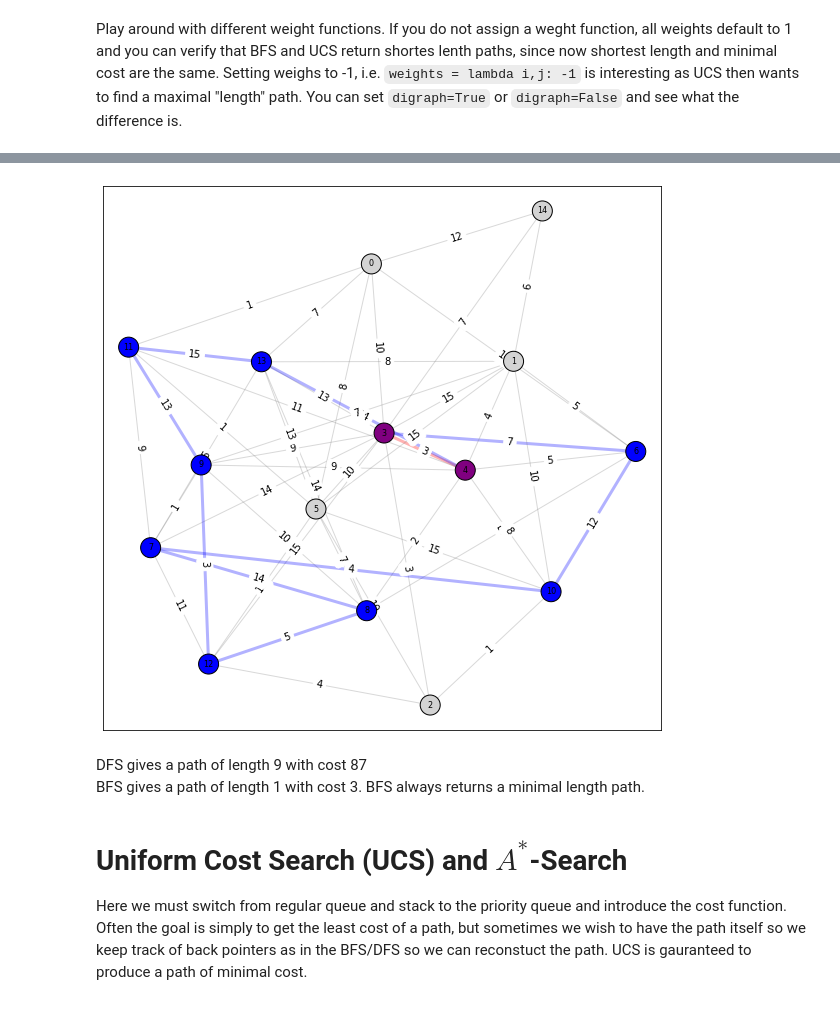
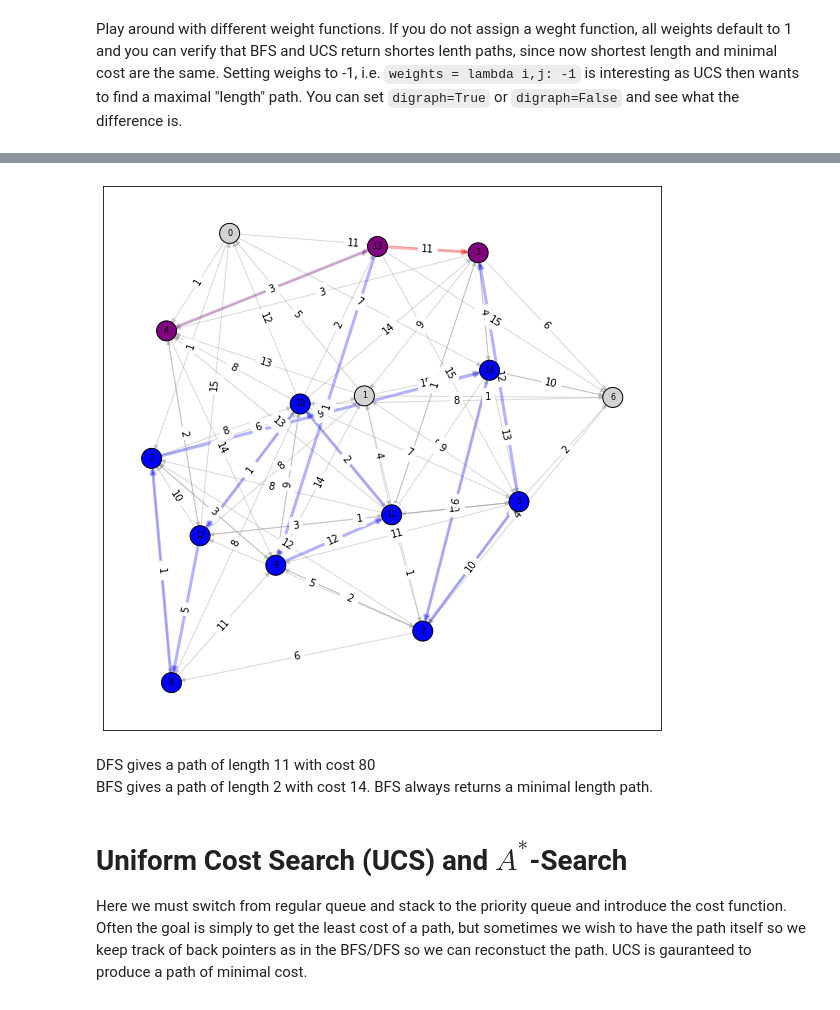
Before and after one commit to ketchers/Python-Play, a Jupyter notebook: GraphSearch.ipynb, the cells around one changed output, grey strips where cells are left out. Drawn from its saved outputs; the diff is of its cells as text; code cells hidden in the pictures.

```diff
--- a/GraphSearch.ipynb
+++ b/GraphSearch.ipynb
@@ -30,7 +30,7 @@ import networkx as nx
 import pylab as plt
 import pydot as pdot
 
-from IPython.core.display import HTML, display
+from IPython.core.display import HTML, display, Image
 
 #import pygraphviz
 #from networkx.drawing.nx_agraph import graphviz_layout
@@ -53,10 +53,12 @@ def adjToNxGraph(G, digraph=True):
                 Gr[node][adj]['weight'] = G[node][adj]
     return Gr
 
-def showGraph(G, start, goal, paths = [], labels = None,
+def showGraph(G, start, goal, paths = [], node_labels = 'default',
               node_pos = 'neato', gsize = (14,14), save_file=None, digraph=True):
     """
-    paths should be an array of which paths to show: 'bfs', 'dfs', 'ucs', 'astar'
+    paths should be an array of which paths to show: paths = ['bfs', 'dfs', 'ucs']
+    node_labels must be one of: 'default', 'none', or a list of labels to use.
+    save_file must be an image file name with extension, i.e., save_file='my_graph.png'
     """
 
     fig, ax = plt.subplots(figsize=gsize)
@@ -111,15 +113,19 @@ def showGraph(G, start, goal, paths = [], labels = None,
                           else 'red'    if node in bpath
                           else 'lightgray' for node in Gr.nodes()]
 
-    if labels:
+    if node_labels == 'default':
         nodes = nx.draw_networkx_nodes(Gr, node_pos, ax = ax, node_color=node_col, node_size=400)
         nodes.set_edgecolor('k')
+        nx.draw_networkx_labels(Gr, node_pos, ax = ax, font_size = 8)
+    elif node_labels == 'none':
+        nodes = nx.draw_networkx_nodes(Gr, node_pos, ax = ax, node_color=node_col, node_size=50)
     else:
-        nodes = nx.draw_networkx_nodes(Gr, node_pos, ax = ax, node_color=node_col, node_size=50)
+        # labels must be a list
+        nodes = nx.draw_networkx_nodes(Gr, node_pos, ax = ax, node_color=node_col, node_size=400)
+        nodes.set_edgecolor('k')
+        mapping = dict(zip(Gr.nodes, node_labels))
+        nx.draw_networkx_labels(Gr, node_pos, labels=mapping, ax = ax, font_size = 8)
 
-    if labels:
-        mapping = dict(zip(Gr.nodes,labels))
-        nx.draw_networkx_labels(Gr, node_pos, labels=mapping, ax = ax, font_size = 8)
 
     edge_col = ['purple' if edge in bedges and edge in dedges
                 else 'blue'   if edge in dedges
@@ -128,8 +134,10 @@ def showGraph(G, start, goal, paths = [], labels = None,
 
     edge_width = [3 if edge in dedges or edge in bedges or edge in uedges else 1 for edge in Gr.edges()]
 
-
-    nx.draw_networkx_edge_labels(Gr, node_pos, ax = ax, edge_color=edge_col, edge_labels=edge_weight)
+    if digraph:
+        nx.draw_networkx_edge_labels(Gr, node_pos, ax = ax, edge_color=edge_col, label_pos=0.3, edge_labels=edge_weight)
+    else:
+        nx.draw_networkx_edge_labels(Gr, node_pos, ax = ax, edge_color=edge_col, edge_labels=edge_weight)
     nx.draw_networkx_edges(Gr, node_pos, ax = ax, edge_color=edge_col, width=edge_width, alpha=.3)
 
     if save_file:
@@ -278,6 +286,6 @@ def genRandDiGraph(n, p = .5, weights = lambda i,j: 1, digraph=True):
 # %% [markdown]
 Play around with different weight functions. If you do not assign a weght function, all weights default to 1 and you can verify that BFS and UCS return shortes lenth paths, since now shortest length and minimal cost are the same. Setting weighs to -1, i.e. `weights = lambda i,j: -1` is interesting as UCS then wants to find a maximal "length" path. You can set `digraph=True` or `digraph=False` and see what the difference is.
 # %%
-RandomG = genRandDiGraph(15, .4, weights=lambda i,j : randi(1, 15), digraph=False)
-showGraph(RandomG, 4, 3, gsize=(10,10), digraph=False)
+RandomG = genRandDiGraph(15, .4, weights=lambda i,j : randi(1, 15), digraph=True)
+showGraph(RandomG, 4, 3, gsize=(10,10), digraph=True)
 # %% [output]
@@ -286,9 +294,9 @@ no dfsno bfs
 # %%
-showGraph(RandomG, 4, 3, paths=['bfs','dfs'], gsize=(10,10), digraph=False)
+showGraph(RandomG, 4, 3, paths=['bfs','dfs'], gsize=(10,10), digraph=True)
 # %% [output]
-[figure, old version]
+[figure, new version]
-DFS gives a path of length 9 with cost 87
-BFS gives a path of length 1 with cost 3. BFS always returns a minimal length path.
+DFS gives a path of length 11 with cost 80
+BFS gives a path of length 2 with cost 14. BFS always returns a minimal length path.
 # %% [markdown]
 
 # Uniform Cost Search (UCS) and $A^*$-Search
```
Also changed, not shown: parts of 19 cells of this notebook.
